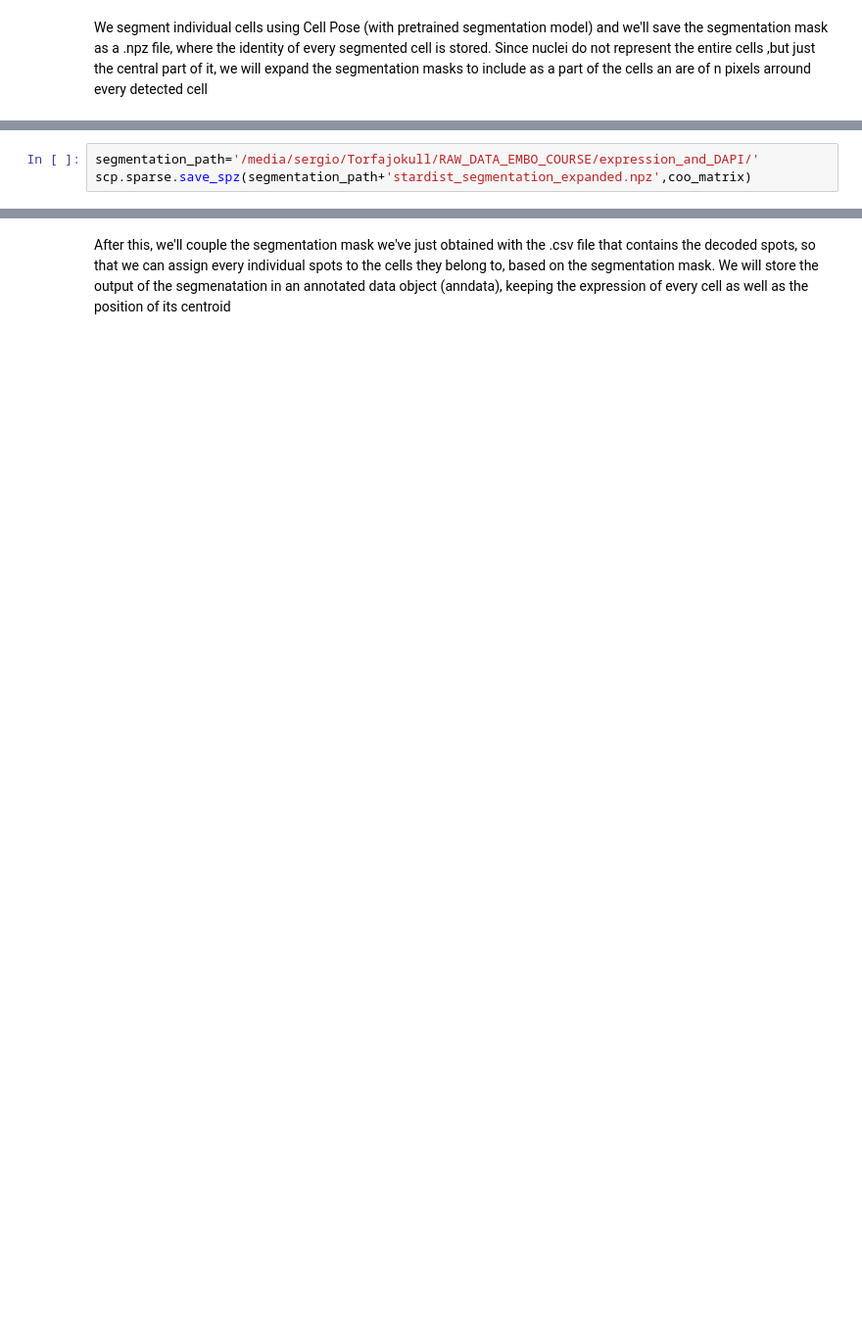
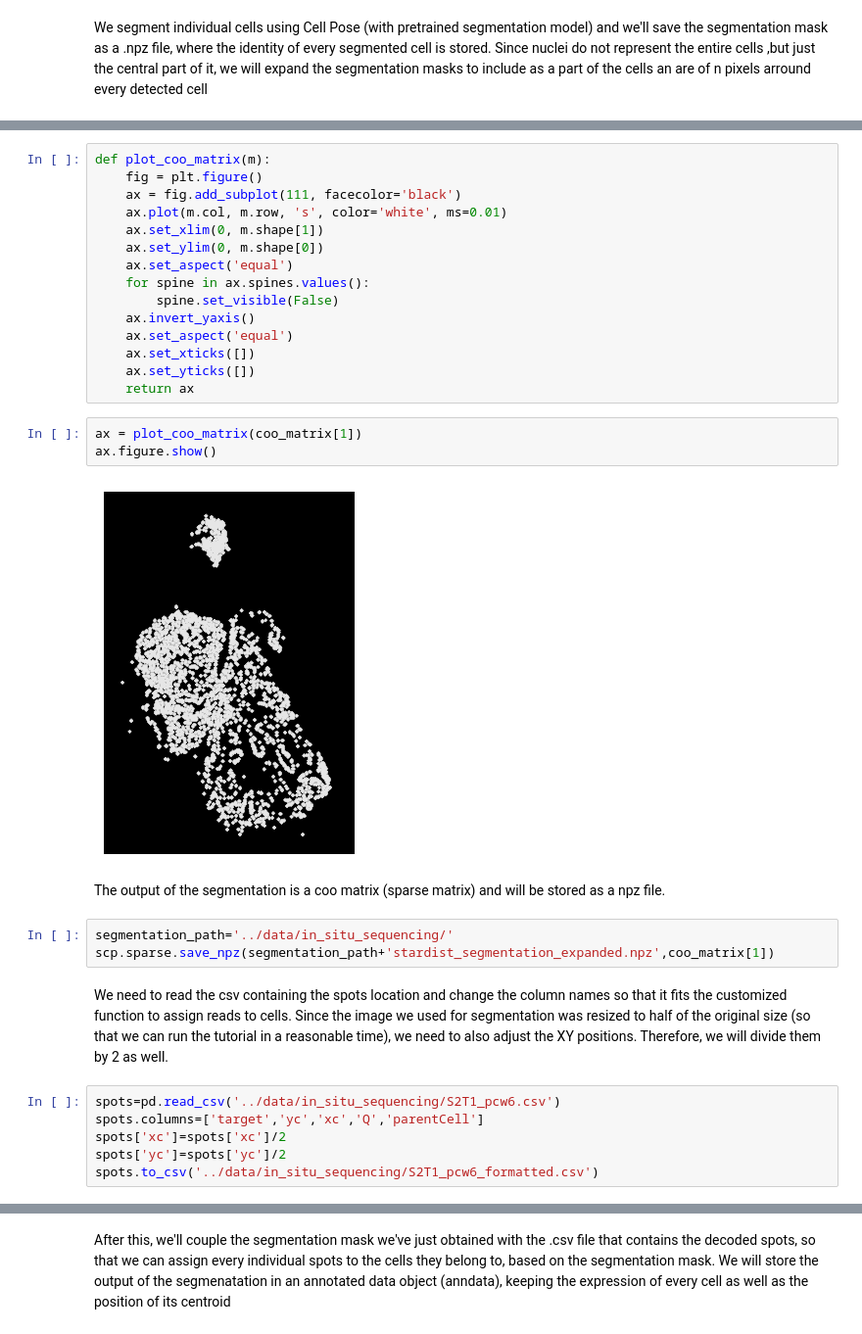
Before and after one commit to NBISweden/workshop-spatial, a Jupyter notebook: labs/06_ISS_segmentation_and_SC_imputation.ipynb, the cells around one changed output, grey strips where cells are left out. Shown at 98% size. Saved outputs shown, nothing was run; the diff lists cells and outputs as text; blank space fills up the shorter version.

```diff
--- a/labs/06_ISS_segmentation_and_SC_imputation.ipynb
+++ b/labs/06_ISS_segmentation_and_SC_imputation.ipynb
@@ -30,3 +64,33 @@ processing 1 image(s)
+# %%
+def plot_coo_matrix(m):
+    fig = plt.figure()
+    ax = fig.add_subplot(111, facecolor='black')
+    ax.plot(m.col, m.row, 's', color='white', ms=0.01)
+    ax.set_xlim(0, m.shape[1])
+    ax.set_ylim(0, m.shape[0])
+    ax.set_aspect('equal')
+    for spine in ax.spines.values():
+        spine.set_visible(False)
+    ax.invert_yaxis()
+    ax.set_aspect('equal')
+    ax.set_xticks([])
+    ax.set_yticks([])
+    return ax
+# %%
+ax = plot_coo_matrix(coo_matrix[1])
+ax.figure.show()
+# %% [output]
+[figure, added]
+# %% [markdown]
+The output of the segmentation is a coo matrix (sparse matrix) and  will be stored as a npz file.
 # %%
-segmentation_path='/media/sergio/Torfajokull/RAW_DATA_EMBO_COURSE/expression_and_DAPI/'
-scp.sparse.save_spz(segmentation_path+'stardist_segmentation_expanded.npz',coo_matrix)
+segmentation_path='../data/in_situ_sequencing/'
+scp.sparse.save_npz(segmentation_path+'stardist_segmentation_expanded.npz',coo_matrix[1])
+# %% [markdown]
+We need to read the csv containing the spots location and change the column names so that it fits the customized function to assign reads to cells. Since the image we used for segmentation was resized to half of the original size (so that we can run the tutorial in a reasonable time), we need to also adjust the XY positions. Therefore, we will divide them by 2 as well.
+# %%
+spots=pd.read_csv('../data/in_situ_sequencing/S2T1_pcw6.csv')
+spots.columns=['target','yc','xc','Q','parentCell']
+spots['xc']=spots['xc']/2
+spots['yc']=spots['yc']/2
+spots.to_csv('../data/in_situ_sequencing/S2T1_pcw6_formatted.csv')
```
Also changed, not shown: parts of 45 cells of this notebook.
